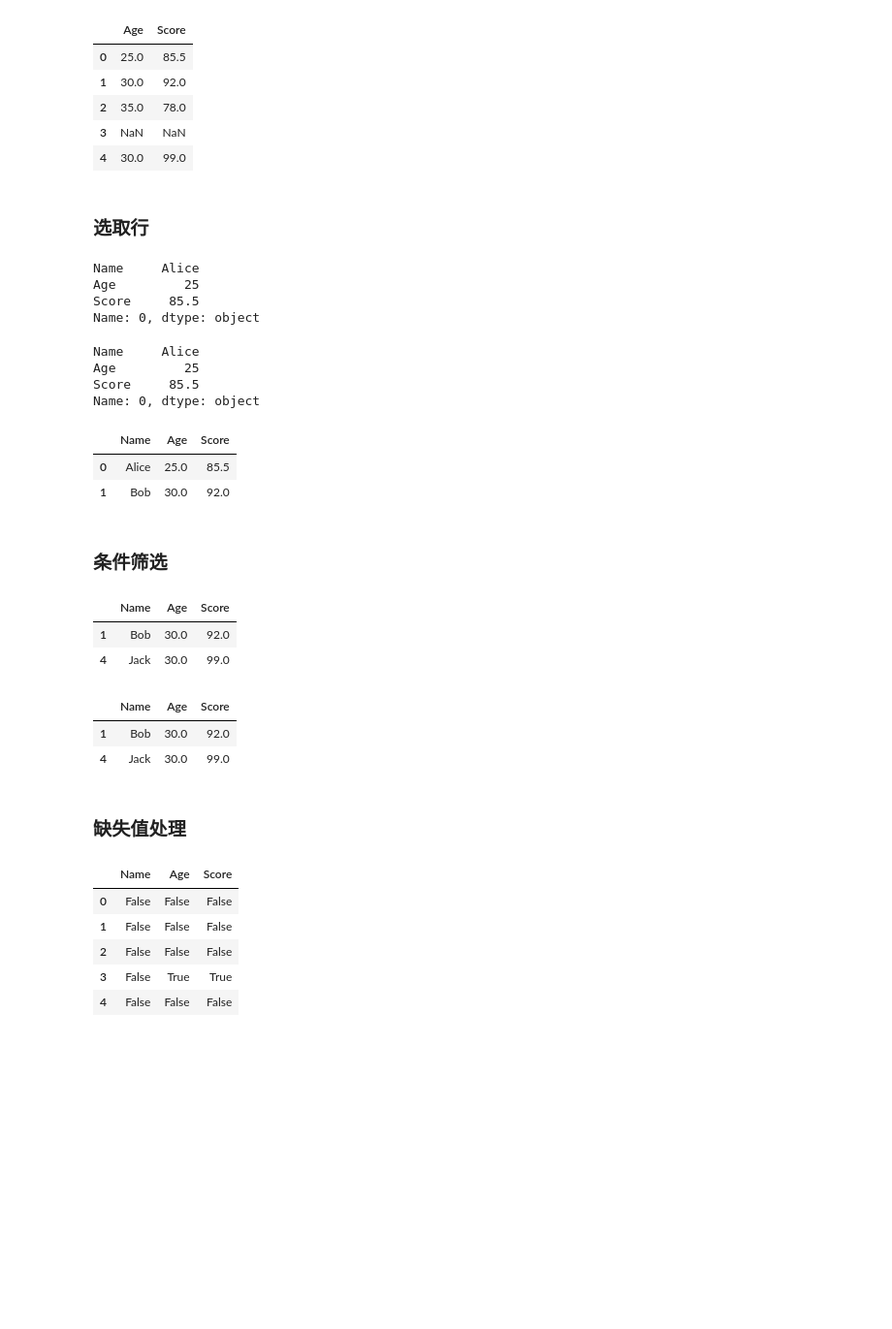
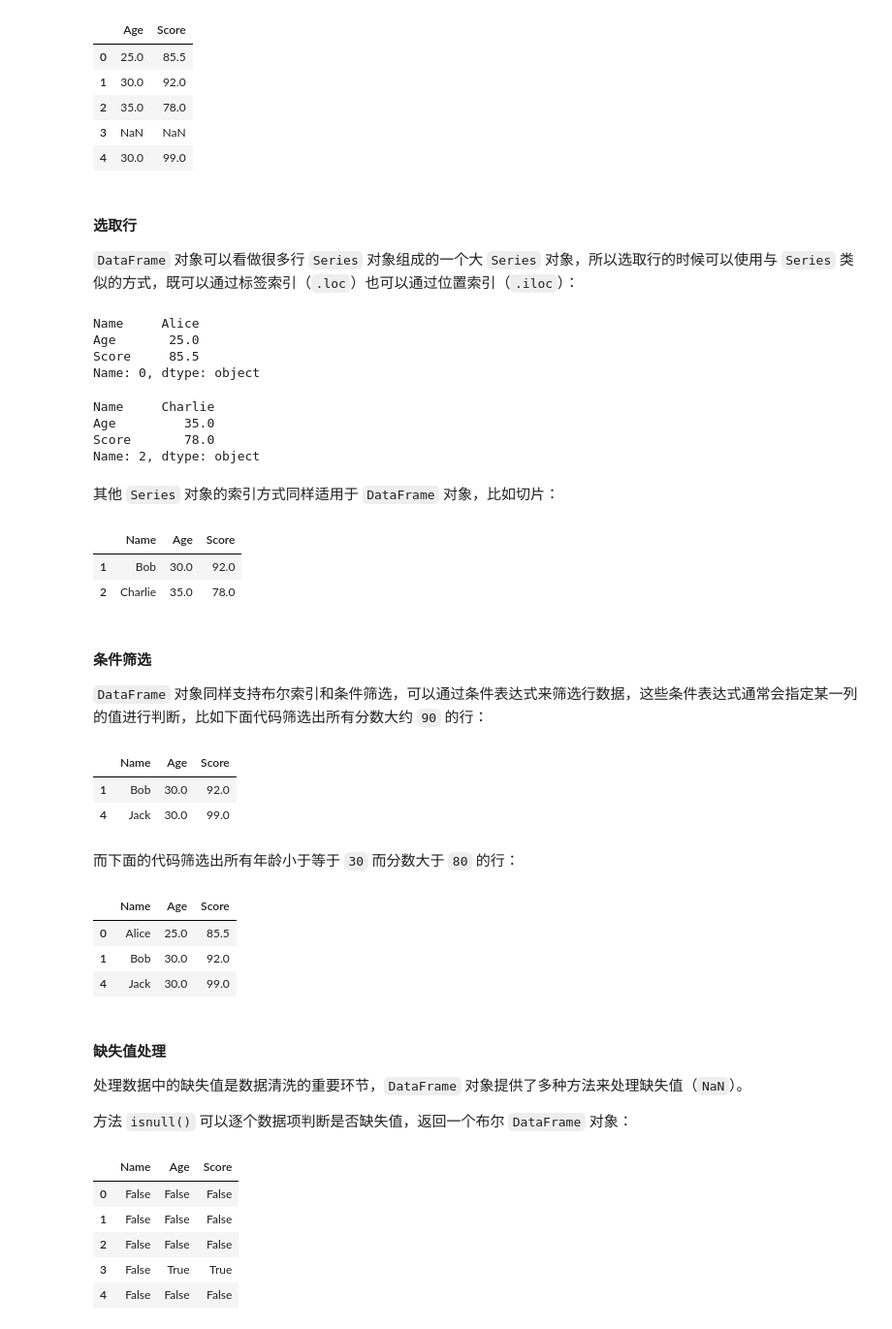
Before and after one commit to Volica/wop-workbooks, a Jupyter notebook: pandas.ipynb, the cells around one changed output. Shown at 97% size. Cells and saved outputs as stored; diff of their text form; code cells hidden in the pictures; blank space fills up the shorter version.

```diff
--- a/pandas.ipynb
+++ b/pandas.ipynb
@@ -342,14 +415,14 @@ dtype: object
 import pandas as pd
 import numpy as np
 
-data3 = {
+data = {
     'Name': ['Alice', 'Bob', 'Charlie', 'Amy', 'Jack'],
     'Age': [25, 30, 35, np.nan, 30],   # 插入空值
     'Score': [85.5, 92.0, 78.0, np.nan, 99.0]  # 这里也加了一个空值
 }
 
-df3 = pd.DataFrame(data3)
-print(df3)
+df = pd.DataFrame(data)
+print(df)
 # %% [output]
       Name   Age  Score
 0    Alice  25.0   85.5
@@ -378,27 +455,33 @@ df3[['Age','Score']]  # 返回 DataFrame
 | 3 | NaN | NaN |
 | 4 | 30.0 | 99.0 |
 # %% [markdown]
-### 选取行
+#### 选取行
+
+`DataFrame` 对象可以看做很多行 `Series` 对象组成的一个大 `Series` 对象，所以选取行的时候可以使用与 `Series` 类似的方式，既可以通过标签索引（`.loc`）也可以通过位置索引（`.iloc`）：
 # %%
-df3.iloc[0]        # 按位置，返回 Series
+df.loc[0]
 # %% [output]
 Name     Alice
-Age         25
+Age       25.0
 Score     85.5
 Name: 0, dtype: object
 # %%
-df3.loc[0]         # 按标签，返回 Series
+df.iloc[2]
 # %% [output]
-Name     Alice
-Age         25
-Score     85.5
-Name: 0, dtype: object
+Name     Charlie
+Age         35.0
+Score       78.0
+Name: 2, dtype: object
+# %% [markdown]
+其他 `Series` 对象的索引方式同样适用于 `DataFrame` 对象，比如切片：
 # %%
-df3[0:2]           # 切片，返回 DataFrame
+df[1:3]
 # %% [output]
 |  | Name | Age | Score |
-| 0 | Alice | 25.0 | 85.5 |
 | 1 | Bob | 30.0 | 92.0 |
+| 2 | Charlie | 35.0 | 78.0 |
 # %% [markdown]
-### 条件筛选
+#### 条件筛选
+
+`DataFrame` 对象同样支持布尔索引和条件筛选，可以通过条件表达式来筛选行数据，这些条件表达式通常会指定某一列的值进行判断，比如下面代码筛选出所有分数大约 `90` 的行：
 # %%
@@ -407,12 +490,19 @@ df3[df3['Score'] > 90] # 筛选分数大于90分的数据
 |  | Name | Age | Score |
 | 1 | Bob | 30.0 | 92.0 |
 | 4 | Jack | 30.0 | 99.0 |
+# %% [markdown]
+而下面的代码筛选出所有年龄小于等于 `30` 而分数大于 `80` 的行：
 # %%
-df3[(df3['Age'] >= 30) & (df3['Score'] > 80)] #筛选年龄大于30且分数大于80的数据
+df[(df['Age'] <= 30) & (df['Score'] > 80)]
 # %% [output]
 |  | Name | Age | Score |
+| 0 | Alice | 25.0 | 85.5 |
 | 1 | Bob | 30.0 | 92.0 |
 | 4 | Jack | 30.0 | 99.0 |
 # %% [markdown]
-### 缺失值处理
+#### 缺失值处理
+
+处理数据中的缺失值是数据清洗的重要环节，`DataFrame` 对象提供了多种方法来处理缺失值（`NaN`）。
+
+方法 `isnull()` 可以逐个数据项判断是否缺失值，返回一个布尔 `DataFrame` 对象：
 # %%
```
Also changed, not shown: parts of 151 cells of this notebook, 3 other files.
